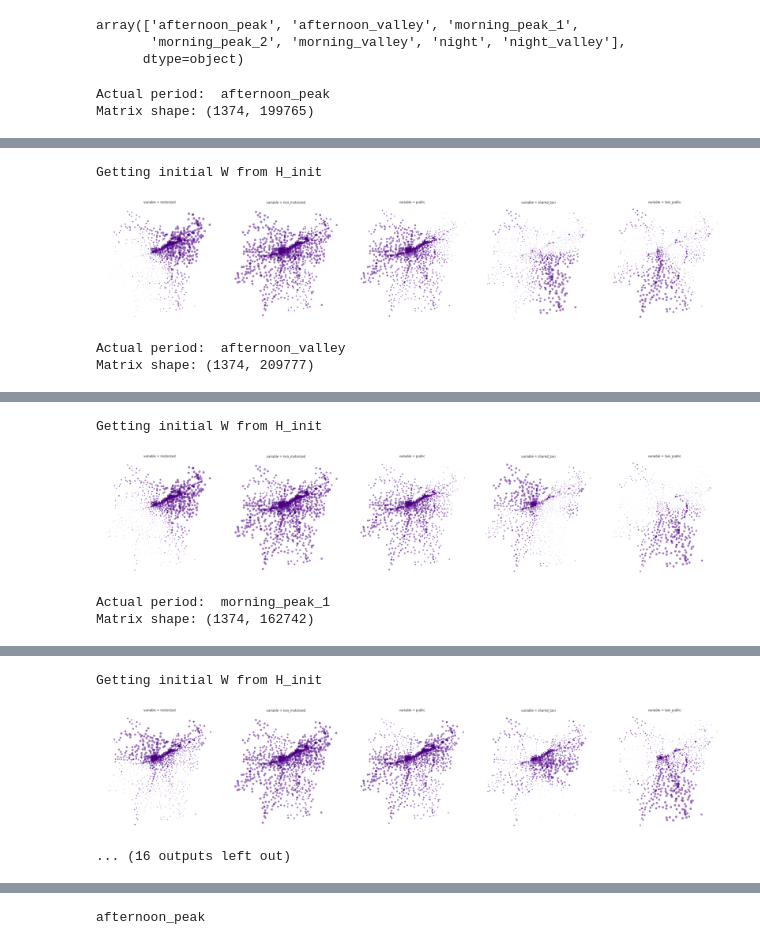
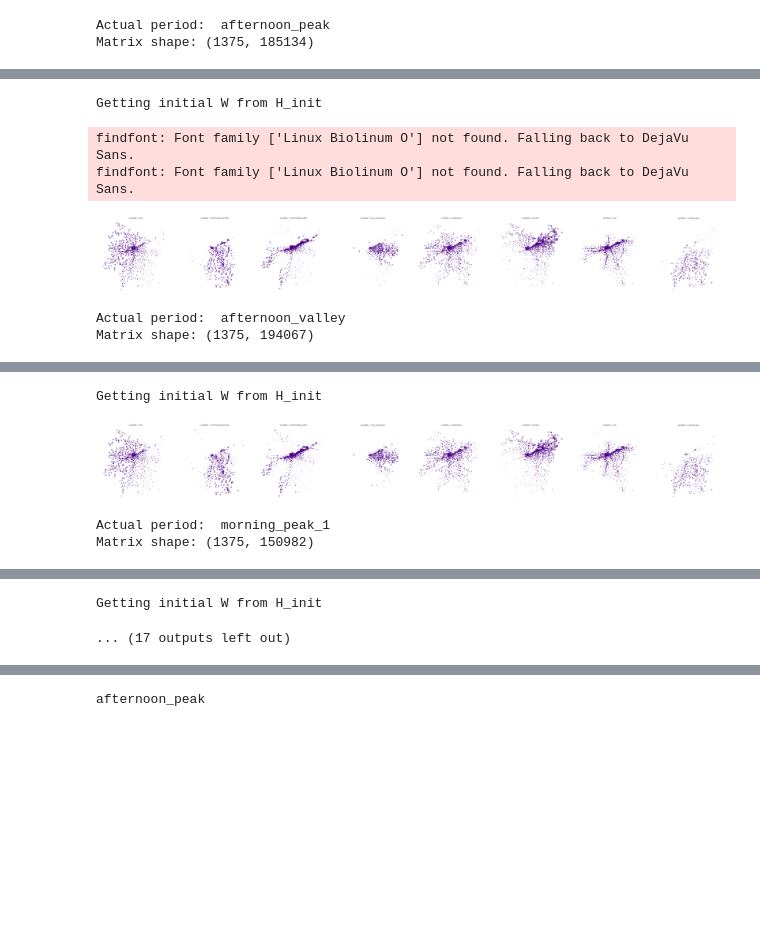
Before and after one commit to Vokturz/mode_of_transportation_notebooks, a Jupyter notebook: NMF_reModel_W.ipynb, the cells around one changed output, grey strips where cells are left out. Saved outputs shown, nothing was run; the diff lists cells and outputs as text; code cells hidden in the pictures; blank space fills up the shorter version.

```diff
--- a/NMF_reModel_W.ipynb
+++ b/NMF_reModel_W.ipynb
@@ -95,7 +96,7 @@ period_matrices = zone_matrix.groupby(['period', 'origin_zone', 'destination_zon
 # Media de Ingresos por Hogar segun zona
 zone_income = pd.read_csv('2017_results/zone_income.csv.gz', index_col='Zona')
 # Distancia Minima
-zone_mindist  =  pd.read_csv('2020_results/mindist_zonahogar.csv', index_col='Zona')
+zone_mindist  = np.sqrt(pd.read_csv('2020_results/mindist_zonahogar.csv', index_col='Zona'))
 # %%
 # Torres de telefonía ya etiquetadas
 towers =  gpd.read_file('2017_results/towers_with_labels.geo.json').set_index('tower')
@@ -154,9 +162,8 @@ for idx in tower_idx:
-# %%
-periods
-# %% [output]
-array(['afternoon_peak', 'afternoon_valley', 'morning_peak_1',
-       'morning_peak_2', 'morning_valley', 'night', 'night_valley'],
-      dtype=object)
+# %%
+zone_inverse_distance = zone_distances.reset_index()
+zone_inverse_distance.columns = ['origin_zone', 'destination_zone', 'distance']
+zone_inverse_distance = zone_inverse_distance.pipe(lambda x: x[x['origin_zone']!=x['destination_zone']])
+zone_inverse_distance['distance'] = 1/zone_inverse_distance['distance']**2
 # %%
 listOfposteriors_nmf_byPeriod = {}
 for period in periods:
@@ -166,9 +173,10 @@ for period in periods:
                        .set_index(['origin_zone', 'destination_zone'])
                        .drop(columns=['period'])
                       )
+
     waypoint_periods = waypoint_index[waypoint_index.period == period]
-    to_factorize = csr_matrix(waypoints[waypoint_periods.index].T, copy=True)
-    to_factorize[to_factorize > 0] = 1
+    #to_factorize = csr_matrix(TfidfTransformer(norm='l1').fit_transform(waypoints[waypoint_periods.index]).T, copy=True)
+    #to_factorize[to_factorize > 0] = 1
 
     zone_features = (waypoint_periods
         .join(zone_income, on='origin_zone', how='inner')
@@ -180,6 +188,12 @@ for period in periods:
         .join(zone_mindist.add_prefix('destino_'), on='destination_zone', how='inner')
         .pipe(lambda x: x[x['origin_zone']!=x['destination_zone']])
     )
+
+    waypoint_periods_distances = waypoint_periods.merge(zone_inverse_distance).set_index('index')
+    waypoint_periods_distances = waypoint_periods_distances.loc[zone_features.index]
+    to_factorize = csr_matrix(TfidfTransformer(norm='l1').fit_transform(waypoints[waypoint_periods_distances.index]), copy=True)
+    to_factorize = hstack([to_factorize, csr_matrix([waypoint_periods_distances['distance'].to_numpy()]).T], format='csr').T
+
     # Prior will be the EOD
     zone_priors = mnlogit.predict(zone_features.set_index(['origin_zone', 'destination_zone']))
     zone_priors.columns = mnlogit_column_names
@@ -188,26 +202,29 @@ for period in periods:
     evidences_nmf = []
     posteriors_nmf = [flow_posteriors]
     total_values = posteriors_nmf[0].shape[0]*posteriors_nmf[0].shape[1]
-    tol = 1e-5
+    tol = 1e-7
+    # Only 2 iterations of multiplicative update
+    max_iter = 2
     actual_val=0
     W_init = None
     for i in tqdm(range(100)):
         # Flow_posteriors has some NaN values
         H_init = flow_posteriors[mnlogit_column_names].T.fillna(0.25).to_numpy() # Initial H matrix is the Posterior
 
-        # Only 2 iterations of multiplicative update
-        max_iter = 2
 
+        #avg = np.sqrt(to_factorize.mean() / len(mnlogit_column_names))
+        #rng = check_random_state(42)
+        #W_init = np.full((len(towers), len(mnlogit_column_names)), avg) #avg * rng.randn(len(towers), len(mnlogit_column_names))
         if i==0:
             # Initial W is retrieved from H_init
             print("Getting initial W from H_init")
-            _nmf = NMF(n_components=len(topic_ids), init='random', solver='mu', verbose=0, tol=1e-04, random_state=2, max_iter = 50)
+            _nmf = NMF(n_components=len(mnlogit_column_names), init='random', solver='mu', verbose=0, tol=1e-04, random_state=2, max_iter = 50)
             _nmf.n_components_ = H_init.shape[0]
             _nmf.components_ = H_init
             _nmf.n_iter_ = 50
             W_init = _nmf.transform(to_factorize)
-
-            tower_mode = pd.DataFrame(normalize(W_init, norm='l1') , index=towers.index.tolist(), columns= flow_posteriors.columns)
+            W_init_tm = np.delete(W_init,-1, axis=0)
+            tower_mode = pd.DataFrame(normalize(W_init_tm, norm='l1') , index=towers.index.tolist(), columns= flow_posteriors.columns)
             tower_mode.index.name = 'tower'
 
             # plot the tower factorization for inspection
@@ -223,46 +240,61 @@ for period in periods:
         else:
             # In the next iterations W_init is the previous W
             W_init = W_nmf.copy()
-        nmf = NMF(n_components=len(topic_ids), init='custom', solver='mu', verbose=0, tol=1e-04, random_state=42, max_iter = max_iter)
+
+        nmf = NMF(n_components=len(mnlogit_column_names), init='custom', solver='mu', verbose=0, tol=1e-04, random_state=42, max_iter = max_iter)
         W_nmf = nmf.fit_transform(to_factorize, W=W_init.copy(), H=H_init.copy())
 
+        '''tower_mode = pd.DataFrame(normalize(W_nmf, norm='l1') , index=towers.index.tolist(), columns= flow_posteriors.columns)
+        tower_mode.index.name = 'tower'
+
+        # plot the tower factorization for inspection
+        sup_tower_components = (tower_mode
+                                .reset_index()
+                                .pipe(lambda x: pd.melt(x, id_vars='tower')))
+        sup_scaler = MinMaxScaler(feature_range=(sup_min_bubble_size, sup_max_bubble_size))
+        sup_scaler.fit(np.sqrt(sup_tower_components.value.values.reshape(-1, 1)))
+        sup_geodf = gpd.GeoDataFrame(sup_tower_components.join(towers, on='tower'), crs={'init': 'epsg:4326'})
+        g = sns.FacetGrid(data=sup_geodf, col='variable', height=7, aspect=1, sharex=False, sharey=False)
+        g.map_dataframe(plot_component, 'value', scaler=sup_scaler)
+        plt.show()'''
 
         flow_evidence_nmf = (pd.DataFrame(nmf.components_.T ,
-                                  index=waypoint_periods.index,
+                                  index=waypoint_periods_distances.index,
                                   columns=mnlogit_column_names)
                      .join(waypoint_periods)
                      .set_index(['origin_zone', 'destination_zone'])
                      .drop(['index', 'period'], axis=1)
         )
 
         flow_priors = zone_priors.loc[flow_evidence_nmf.index]
         # Update posterior
         denominator = flow_priors.mul(flow_evidence_nmf).sum(axis=1)
         flow_posteriors = flow_evidence_nmf.mul(flow_priors).div(denominator, axis='index')
 
         posteriors_nmf.append(flow_posteriors.copy())
         similar_values = np.sum(np.isclose(posteriors_nmf[i-1][mnlogit_column_names],
                                            posteriors_nmf[i][mnlogit_column_names], rtol=tol, atol=tol))
 
         if similar_values/total_values*100-actual_val<0.1 and i>10:
             break
         actual_val = similar_values/total_values*100
     listOfposteriors_nmf_byPeriod[period] = posteriors_nmf
 # %% [output]
 Actual period:  afternoon_peak
-Matrix shape: (1374, 199765)
+Matrix shape: (1375, 185134)
 [interactive output not drawn]
 Getting initial W from H_init
+findfont: Font family ['Linux Biolinum O'] not found. Falling back to DejaVu Sans.
+findfont: Font family ['Linux Biolinum O'] not found. Falling back to DejaVu Sans.
-[figure, old version]
+[figure, new version]
-Actual period:  afternoon_valley
-Matrix shape: (1374, 209777)
+Actual period:  afternoon_valley
+Matrix shape: (1375, 194067)
 [interactive output not drawn]
-Getting initial W from H_init
+Getting initial W from H_init
-[figure, old version]
+[figure, new version]
-Actual period:  morning_peak_1
-Matrix shape: (1374, 162742)
+Actual period:  morning_peak_1
+Matrix shape: (1375, 150982)
 [interactive output not drawn]
-Getting initial W from H_init
-[figure, removed]
-... (16 outputs left out)
+Getting initial W from H_init
+... (17 outputs left out)
 # %%
```
Also changed, not shown: parts of 9 cells of this notebook, 6 other files.
